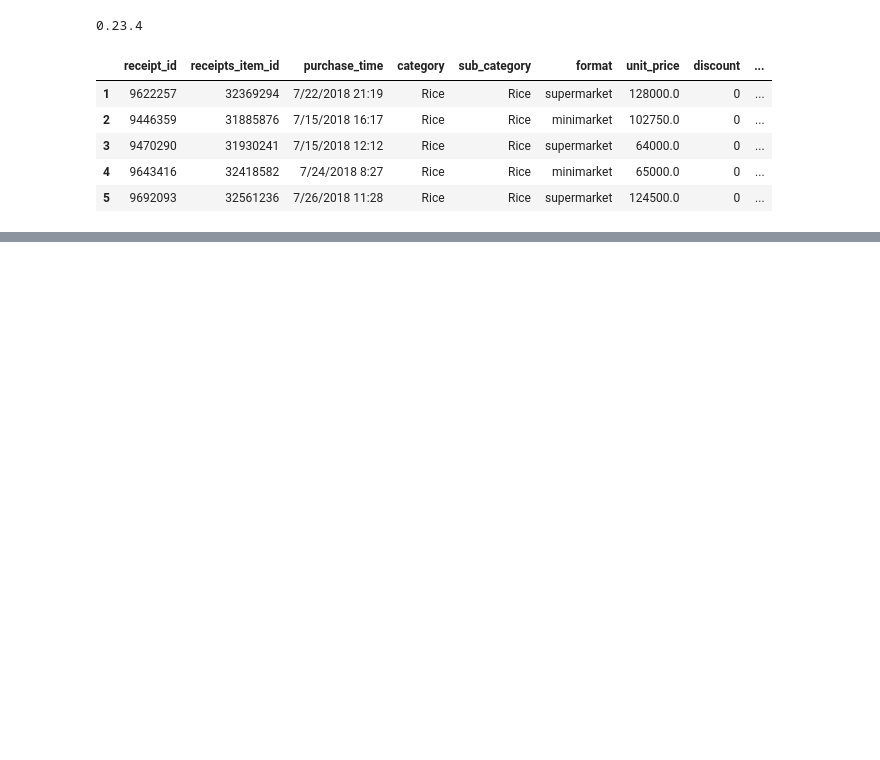
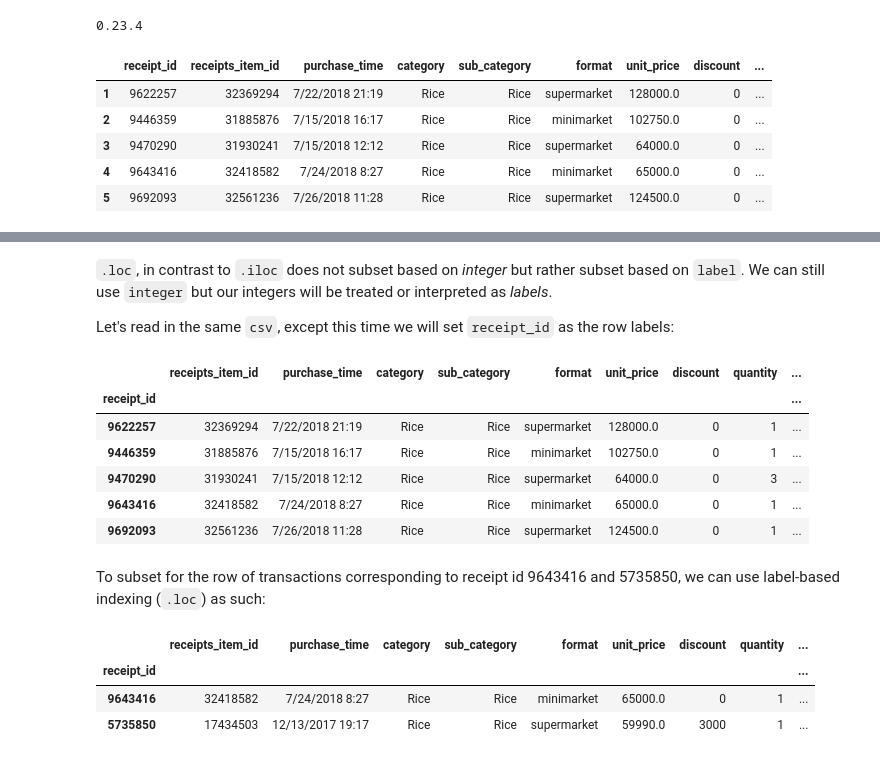
Before and after one commit to onlyphantom/dataanalysis, a Jupyter notebook: Python for Data Analysts.ipynb, the cells around one changed output, grey strips where cells are left out. Cells and saved outputs as stored; diff of their text form; code cells hidden in the pictures; blank space fills up the shorter version.

```diff
--- a/Python for Data Analysts.ipynb
+++ b/Python for Data Analysts.ipynb
@@ -42,0 +343,25 @@ Column to use as the row labels of the DataFrame.
+# %% [markdown]
+`.loc`, in contrast to `.iloc` does not subset based on _integer_ but rather subset based on `label`. We can still use `integer` but our integers will be treated or interpreted as _labels_.
+
+Let's read in the same `csv`, except this time we will set `receipt_id` as the row labels:
+# %%
+rice = pd.read_csv("data_input/rice.csv", index_col=1)
+rice = rice.drop('Unnamed: 0', axis=1)
+rice.head()
+# %% [output]
+|  | receipts_item_id | purchase_time | category | sub_category | format | unit_price | discount | quantity | ... |
+| receipt_id |  |  |  |  |  |  |  |  | ... |
+| 9622257 | 32369294 | 7/22/2018 21:19 | Rice | Rice | supermarket | 128000.0 | 0 | 1 | ... |
+| 9446359 | 31885876 | 7/15/2018 16:17 | Rice | Rice | minimarket | 102750.0 | 0 | 1 | ... |
+| 9470290 | 31930241 | 7/15/2018 12:12 | Rice | Rice | supermarket | 64000.0 | 0 | 3 | ... |
+| 9643416 | 32418582 | 7/24/2018 8:27 | Rice | Rice | minimarket | 65000.0 | 0 | 1 | ... |
+| 9692093 | 32561236 | 7/26/2018 11:28 | Rice | Rice | supermarket | 124500.0 | 0 | 1 | ... |
+# %% [markdown]
+To subset for the row of transactions corresponding to receipt id 9643416 and 5735850, we can use label-based indexing (`.loc`) as such:
+# %%
+rice.loc[[9643416, 5735850], :]
+# %% [output]
+|  | receipts_item_id | purchase_time | category | sub_category | format | unit_price | discount | quantity | ... |
+| receipt_id |  |  |  |  |  |  |  |  | ... |
+| 9643416 | 32418582 | 7/24/2018 8:27 | Rice | Rice | minimarket | 65000.0 | 0 | 1 | ... |
+| 5735850 | 17434503 | 12/13/2017 19:17 | Rice | Rice | supermarket | 59990.0 | 3000 | 1 | ... |
```
Also changed, not shown: parts of 67 cells of this notebook.
